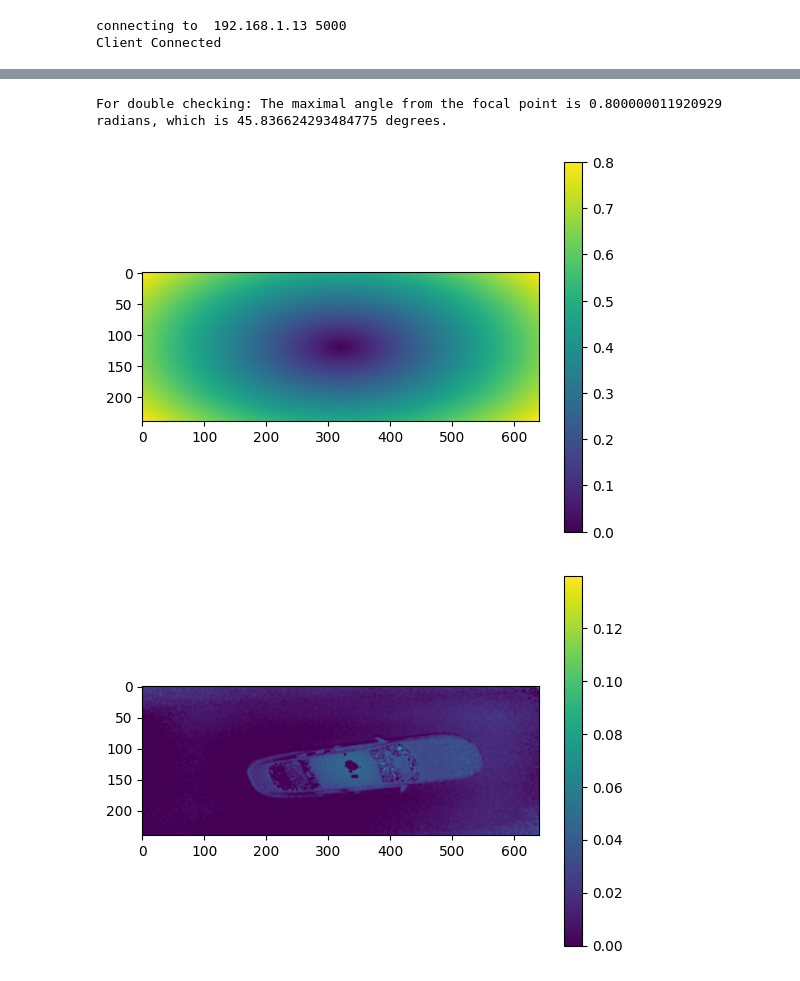
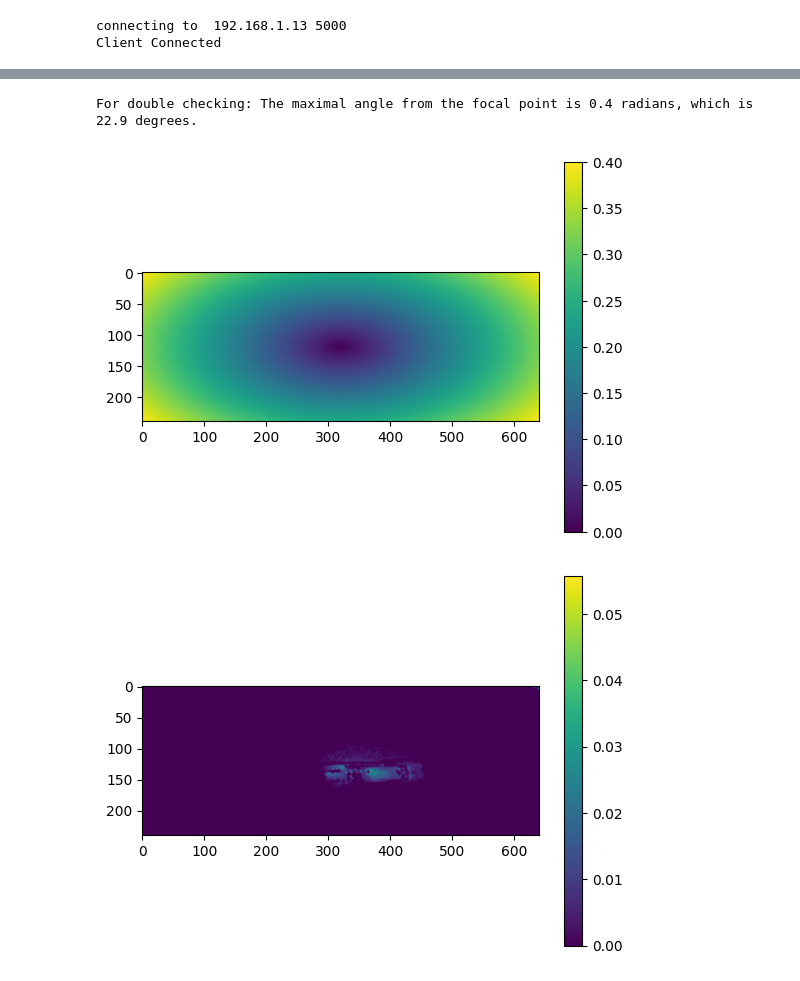
Before and after one commit to JulHeg/PigouvianWidthTax, a Jupyter notebook: scanner.ipynb, the cells around one changed output, grey strips where cells are left out. Drawn from its saved outputs; the diff is of its cells as text; code cells hidden in the pictures.

```diff
--- a/scanner.ipynb
+++ b/scanner.ipynb
@@ -44,26 +46,26 @@ plt.show()
 # %%
 # We create an numpy array alpha with the angle the ray from each angle has versus the vertical axis in radians. Out camera looks down, so the exact middle angle has 0.
-axis_scales = [.004, .002] # The angle spanned by one pixel in each dimension.
+axis_scales = [.002, .001] # The angle spanned by one pixel in each dimension.
 alphas = np.zeros_like(phase_img_clean)
 for i in range(alphas.shape[0]):
     for j in range(alphas.shape[1]):
         alphas[i, j] = (axis_scales[0]**2 * (i - alphas.shape[0] / 2)**2 + axis_scales[1]**2 * (j - alphas.shape[1] / 2)**2)**0.5
-print(f"For double checking: The maximal angle from the focal point is {np.max(alphas)} radians, which is {np.max(alphas) * 180 / np.pi} degrees.")
+print(f"For double checking: The maximal angle from the focal point is {np.max(alphas):.3} radians, which is {np.max(alphas) * 180 / np.pi:.3} degrees.")
 plt.imshow(alphas)
 plt.colorbar()
 plt.show()
 def get_heights_from_distances(distances, h0=None):
     global alphas
     if h0 is None:
         return np.cos(alphas) * distances
     return np.clip(h0 - np.cos(alphas) * distances, a_min=0, a_max=None)
 # %% [output]
-For double checking: The maximal angle from the focal point is 0.800000011920929 radians, which is 45.836624293484775 degrees.
+For double checking: The maximal angle from the focal point is 0.4 radians, which is 22.9 degrees.
-[figure, old version]
+[figure, new version]
 # %%
 camera_height_above_ground = 0.2
 plt.imshow(get_heights_from_distances(preprocess_image(phase_img), camera_height_above_ground))
 plt.colorbar()
 plt.show()
 # %% [output]
-[figure, old version]
+[figure, new version]
```
Also changed, not shown: parts of 12 cells of this notebook, 38 other files.
